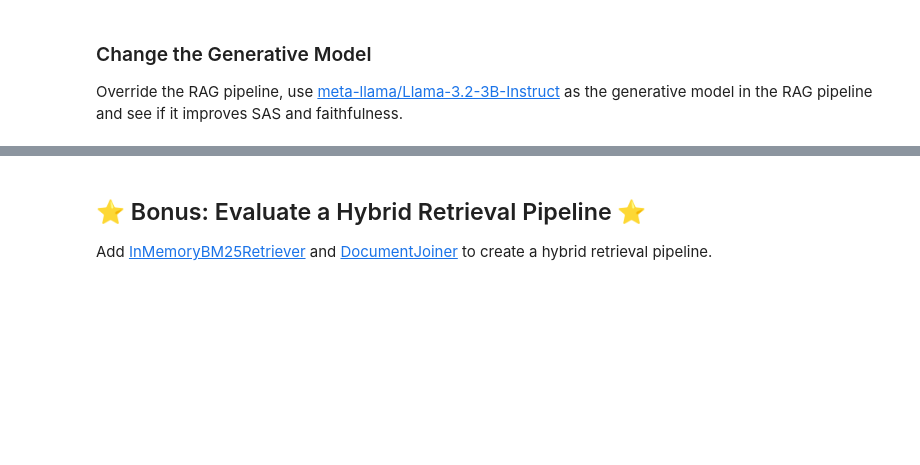
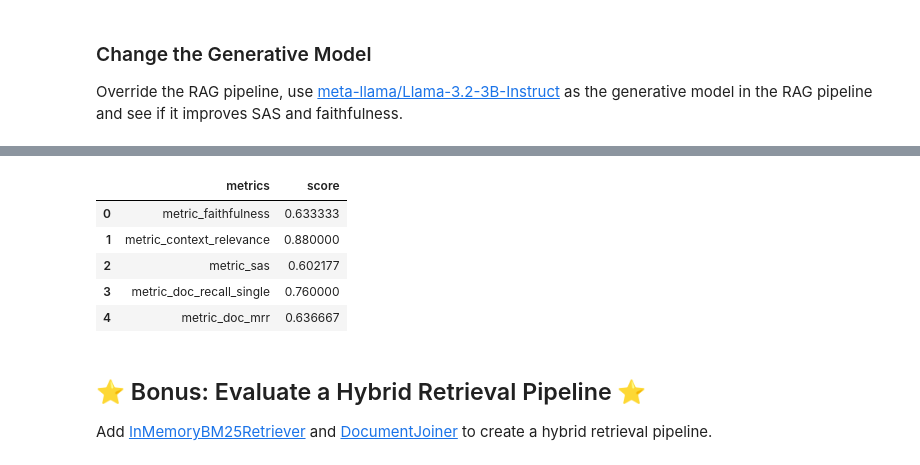
Before and after one commit to Prajwalsrinvas/advent_of_haystack_2024, a Jupyter notebook: Day_Ten_Evaluation_Harness.ipynb, the cells around one changed output, grey strips where cells are left out. Drawn from its saved outputs; the diff is of its cells as text; code cells hidden in the pictures; blank space fills up the shorter version.

```diff
--- a/Day_Ten_Evaluation_Harness.ipynb
+++ b/Day_Ten_Evaluation_Harness.ipynb
@@ -264,6 +367,13 @@ harness_eval_run_3b = pipeline_eval_harness.run(inputs=eval_harness_input, run_n
 # %%
-## TODO: Generate a new score report
-harness_eval_run_3b...
+## Generate a new score report
+harness_eval_run_3b.results.score_report()
+# %% [output]
+|  | metrics | score |
+| 0 | metric_faithfulness | 0.633333 |
+| 1 | metric_context_relevance | 0.880000 |
+| 2 | metric_sas | 0.602177 |
+| 3 | metric_doc_recall_single | 0.760000 |
+| 4 | metric_doc_mrr | 0.636667 |
 # %% [markdown]
 ## ⭐️ Bonus: Evaluate a Hybrid Retrieval Pipeline ⭐️
 
```
Also changed, not shown: parts of 23 cells of this notebook.
